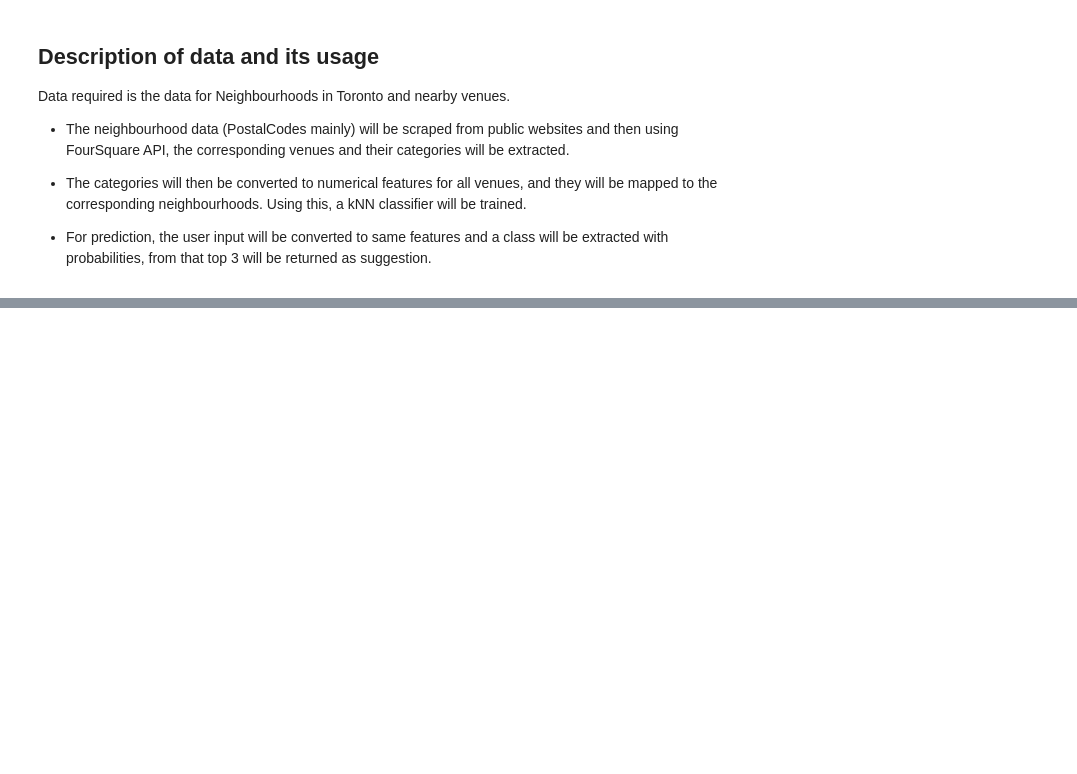
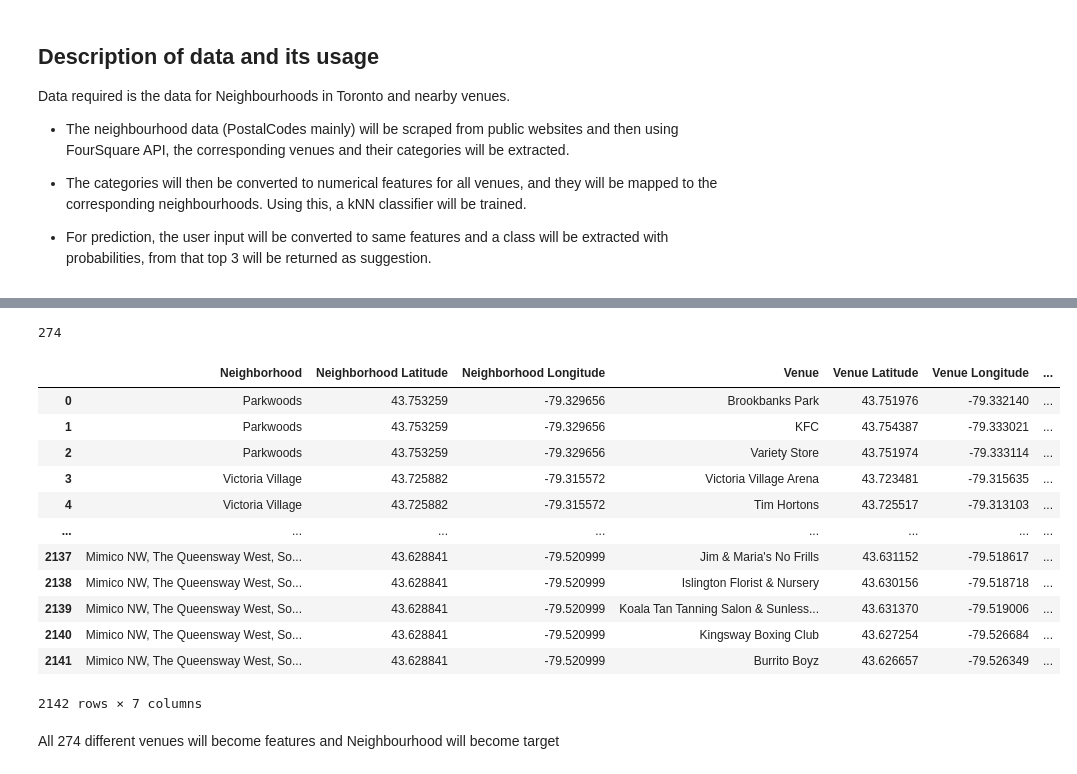
Before and after one commit to srg9000/ibm_datascience_capstone, a Jupyter notebook: Week4_5.ipynb, the cells around one changed output, grey strips where cells are left out. Cells and saved outputs as stored; diff of their text form; code cells hidden in the pictures; blank space fills up the shorter version.

```diff
--- a/Week4_5.ipynb
+++ b/Week4_5.ipynb
@@ -28,0 +209,35 @@ Data required is the data for Neighbourhoods in Toronto and nearby venues.
+# %%
+CLIENT_ID = '44X52JCLIFK1YQFOGUDSHS04QMLE0WQH2KIKANBDKYYO1LGV' # your Foursquare ID
+CLIENT_SECRET = 'B0Z0RSGXBCVD4LOG41EE1ABSLV5FJEI2ZEGTCCF10H4TCTKX' # your Foursquare Secret
+VERSION = '20180604' # Foursquare API version
+# %%
+# function that extracts the category of the venue
+def get_category_type(row):
+    try:
+        categories_list = row['categories']
+    except:
+        categories_list = row['venue.categories']
+
+    if len(categories_list) == 0:
+        return None
+    else:
+        return categories_list[0]['name']
+# %%
+import json
+from pandas import json_normalize
+
+venues = results['response']['groups'][0]['items']
+
+nearby_venues = json_normalize(venues) # flatten JSON
+
+# filter columns
+filtered_columns = ['venue.name', 'venue.categories', 'venue.location.lat', 'venue.location.lng']
+nearby_venues =nearby_venues.loc[:, filtered_columns]
+
+# filter the category for each row
+nearby_venues['venue.categories'] = nearby_venues.apply(get_category_type, axis=1)
+
+# clean columns
+nearby_venues.columns = [col.split(".")[-1] for col in nearby_venues.columns]
+
+nearby_venues.head()
@@ -28,0 +290,5 @@ Data required is the data for Neighbourhoods in Toronto and nearby venues.
+# %%
+toronto_venues = getNearbyVenues(names=df['Neighborhood'],
+                                   latitudes=df['Latitude'],
+                                   longitudes=df['Longitude']
+                                  )
@@ -28,0 +325,22 @@ Data required is the data for Neighbourhoods in Toronto and nearby venues.
+# %%
+len(toronto_venues['Venue Category'].unique())
+# %% [output]
+274
+# %%
+toronto_venues
+# %% [output]
+|  | Neighborhood | Neighborhood Latitude | Neighborhood Longitude | Venue | Venue Latitude | Venue Longitude | ... |
+| 0 | Parkwoods | 43.753259 | -79.329656 | Brookbanks Park | 43.751976 | -79.332140 | ... |
+| 1 | Parkwoods | 43.753259 | -79.329656 | KFC | 43.754387 | -79.333021 | ... |
+| 2 | Parkwoods | 43.753259 | -79.329656 | Variety Store | 43.751974 | -79.333114 | ... |
+| 3 | Victoria Village | 43.725882 | -79.315572 | Victoria Village Arena | 43.723481 | -79.315635 | ... |
+| 4 | Victoria Village | 43.725882 | -79.315572 | Tim Hortons | 43.725517 | -79.313103 | ... |
+| ... | ... | ... | ... | ... | ... | ... | ... |
+| 2137 | Mimico NW, The Queensway West, So... | 43.628841 | -79.520999 | Jim & Maria's No Frills | 43.631152 | -79.518617 | ... |
+| 2138 | Mimico NW, The Queensway West, So... | 43.628841 | -79.520999 | Islington Florist & Nursery | 43.630156 | -79.518718 | ... |
+| 2139 | Mimico NW, The Queensway West, So... | 43.628841 | -79.520999 | Koala Tan Tanning Salon & Sunless... | 43.631370 | -79.519006 | ... |
+| 2140 | Mimico NW, The Queensway West, So... | 43.628841 | -79.520999 | Kingsway Boxing Club | 43.627254 | -79.526684 | ... |
+| 2141 | Mimico NW, The Queensway West, So... | 43.628841 | -79.520999 | Burrito Boyz | 43.626657 | -79.526349 | ... |
+2142 rows × 7 columns
+# %% [markdown]
+All 274  different venues will become features and Neighbourhood will become target
```
Also changed, not shown: parts of 45 cells of this notebook.
